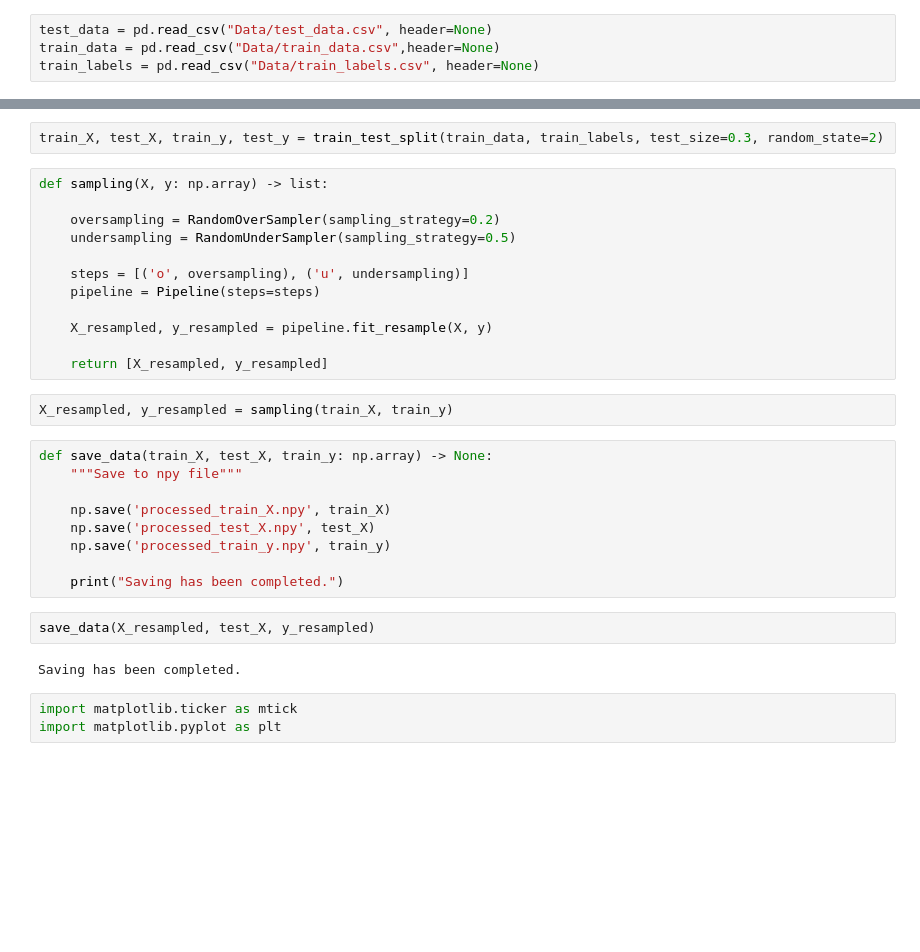
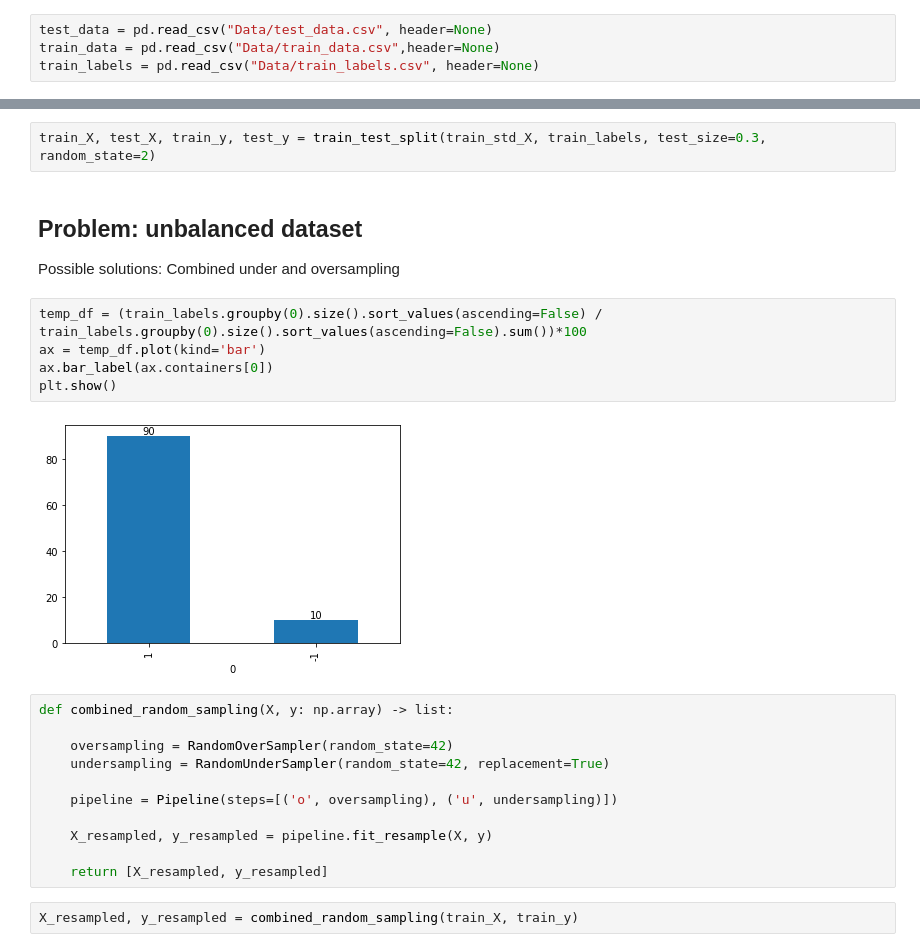
Before and after one commit to avengela/Machine_Learning_Project, a Jupyter notebook: Data_preprocessing.ipynb, the cells around one changed output, grey strips where cells are left out. Drawn from its saved outputs; the diff is of its cells as text; blank space fills up the shorter version.

```diff
--- a/Data_preprocessing.ipynb
+++ b/Data_preprocessing.ipynb
@@ -32,32 +133,25 @@ train_labels
 # %%
-train_X, test_X, train_y, test_y = train_test_split(train_data, train_labels, test_size=0.3, random_state=2)
+train_X, test_X, train_y, test_y = train_test_split(train_std_X, train_labels, test_size=0.3, random_state=2)
+# %% [markdown]
+## Problem: unbalanced dataset
+Possible solutions: Combined under and oversampling
+# %%
+temp_df = (train_labels.groupby(0).size().sort_values(ascending=False) / train_labels.groupby(0).size().sort_values(ascending=False).sum())*100
+ax = temp_df.plot(kind='bar')
+ax.bar_label(ax.containers[0])
+plt.show()
+# %% [output]
+[figure, added]
 # %%
-def sampling(X, y: np.array) -> list:
+def combined_random_sampling(X, y: np.array) -> list:
 
-    oversampling = RandomOverSampler(sampling_strategy=0.2)
-    undersampling = RandomUnderSampler(sampling_strategy=0.5)
+    oversampling = RandomOverSampler(random_state=42)
+    undersampling = RandomUnderSampler(random_state=42, replacement=True)
 
-    steps = [('o', oversampling), ('u', undersampling)]
-    pipeline = Pipeline(steps=steps)
+    pipeline = Pipeline(steps=[('o', oversampling), ('u', undersampling)])
 
     X_resampled, y_resampled = pipeline.fit_resample(X, y)
 
     return [X_resampled, y_resampled]
 # %%
-X_resampled, y_resampled = sampling(train_X, train_y)
+X_resampled, y_resampled = combined_random_sampling(train_X, train_y)
-# %%
-def save_data(train_X, test_X, train_y: np.array) -> None:
-    """Save to npy file"""
-
-    np.save('processed_train_X.npy', train_X)
-    np.save('processed_test_X.npy', test_X)
-    np.save('processed_train_y.npy', train_y)
-
-    print("Saving has been completed.")
-# %%
-save_data(X_resampled, test_X, y_resampled)
-# %% [output]
-Saving has been completed.
-# %%
-import matplotlib.ticker as mtick
-import matplotlib.pyplot as plt
```
Also changed, not shown: parts of 24 cells of this notebook, 2 other files.
